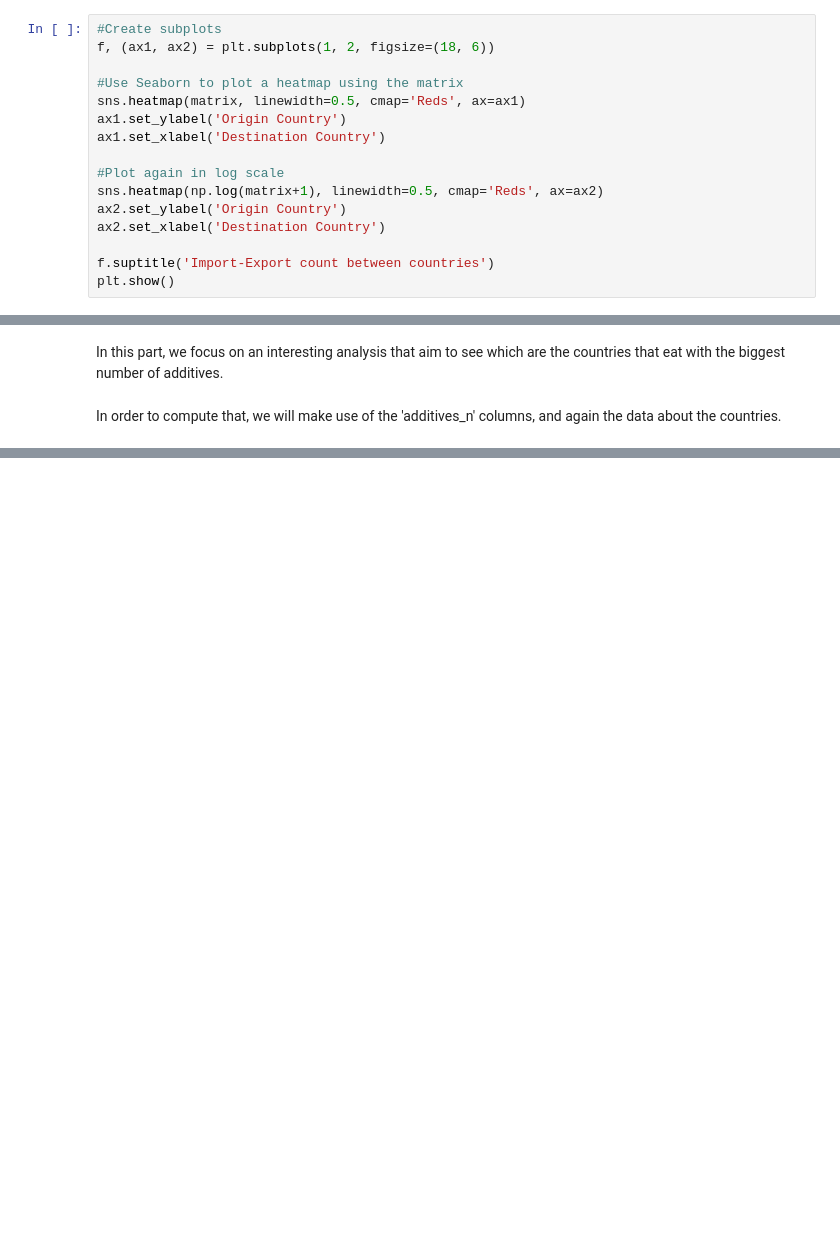
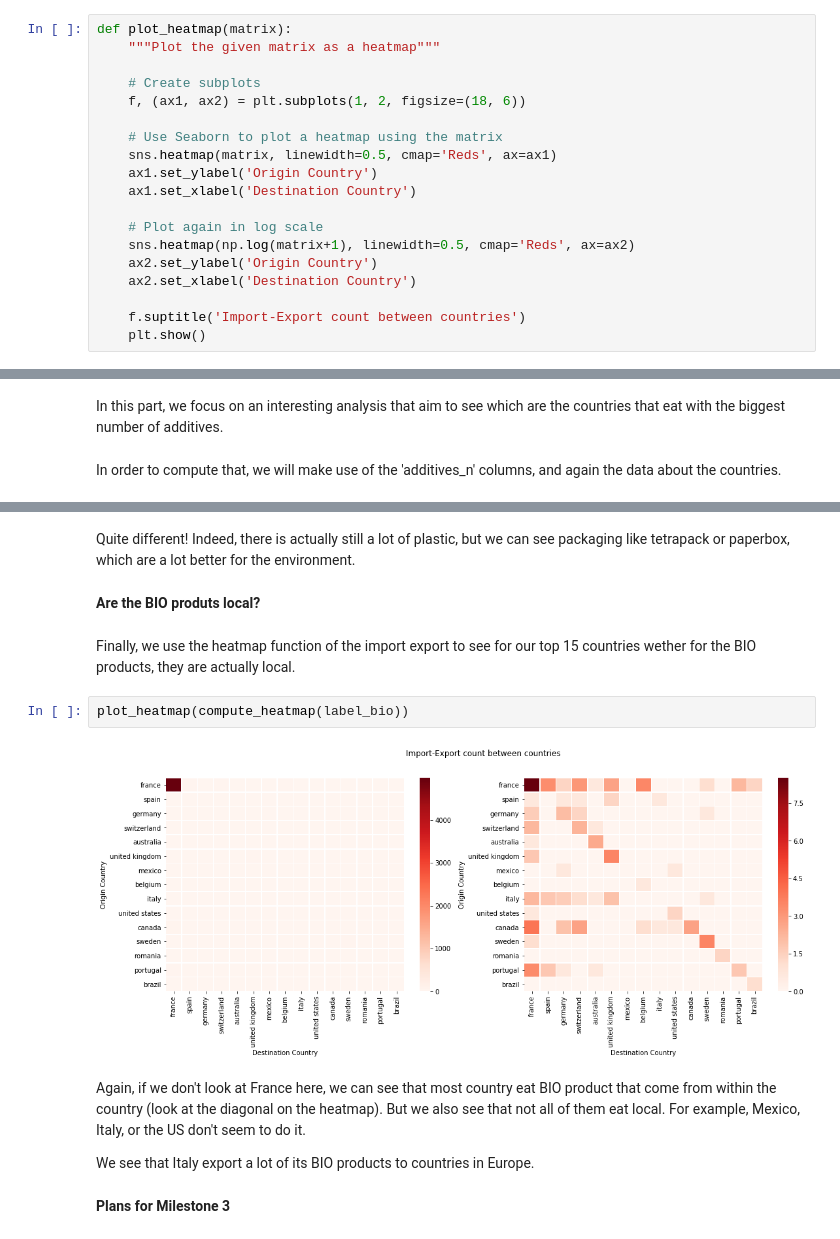
Before and after one commit to mattbuot/Project, a Jupyter notebook: ProjectADA.ipynb, the cells around one changed output, grey strips where cells are left out. Drawn from its saved outputs; the diff is of its cells as text; blank space fills up the shorter version.

```diff
--- a/ProjectADA.ipynb
+++ b/ProjectADA.ipynb
@@ -153,16 +171,19 @@ for idx, row in countries_origins.iterrows():
 # %%
-#Create subplots
-f, (ax1, ax2) = plt.subplots(1, 2, figsize=(18, 6))
+def plot_heatmap(matrix):
+    """Plot the given matrix as a heatmap"""
 
-#Use Seaborn to plot a heatmap using the matrix
-sns.heatmap(matrix, linewidth=0.5, cmap='Reds', ax=ax1)
-ax1.set_ylabel('Origin Country')
-ax1.set_xlabel('Destination Country')
+    # Create subplots
+    f, (ax1, ax2) = plt.subplots(1, 2, figsize=(18, 6))
 
-#Plot again in log scale
-sns.heatmap(np.log(matrix+1), linewidth=0.5, cmap='Reds', ax=ax2)
-ax2.set_ylabel('Origin Country')
-ax2.set_xlabel('Destination Country')
+    # Use Seaborn to plot a heatmap using the matrix
+    sns.heatmap(matrix, linewidth=0.5, cmap='Reds', ax=ax1)
+    ax1.set_ylabel('Origin Country')
+    ax1.set_xlabel('Destination Country')
 
-f.suptitle('Import-Export count between countries')
-plt.show()
+    # Plot again in log scale
+    sns.heatmap(np.log(matrix+1), linewidth=0.5, cmap='Reds', ax=ax2)
+    ax2.set_ylabel('Origin Country')
+    ax2.set_xlabel('Destination Country')
+
+    f.suptitle('Import-Export count between countries')
+    plt.show()
@@ -191,0 +323,16 @@ plt.show()
+# %% [markdown]
+Quite different! Indeed, there is actually still a lot of plastic, but we can see packaging like tetrapack or paperbox, which are a lot better for the environment.
+# %% [markdown]
+**Are the BIO produts local?**
+# %% [markdown]
+Finally, we use the heatmap function of the import export to see for our top 15 countries wether for the BIO products, they are actually local.
+# %%
+plot_heatmap(compute_heatmap(label_bio))
+# %% [output]
+[figure, added]
+# %% [markdown]
+Again, if we don't look at France here, we can see that most country eat BIO product that come from within the country (look at the diagonal on the heatmap). But we also see that not all of them eat local. For example, Mexico, Italy, or the US don't seem to do it.
+
+We see that Italy export a lot of its BIO products to countries in Europe.
+# %% [markdown]
+**Plans for Milestone 3**
```
Also changed, not shown: parts of 38 cells of this notebook.
